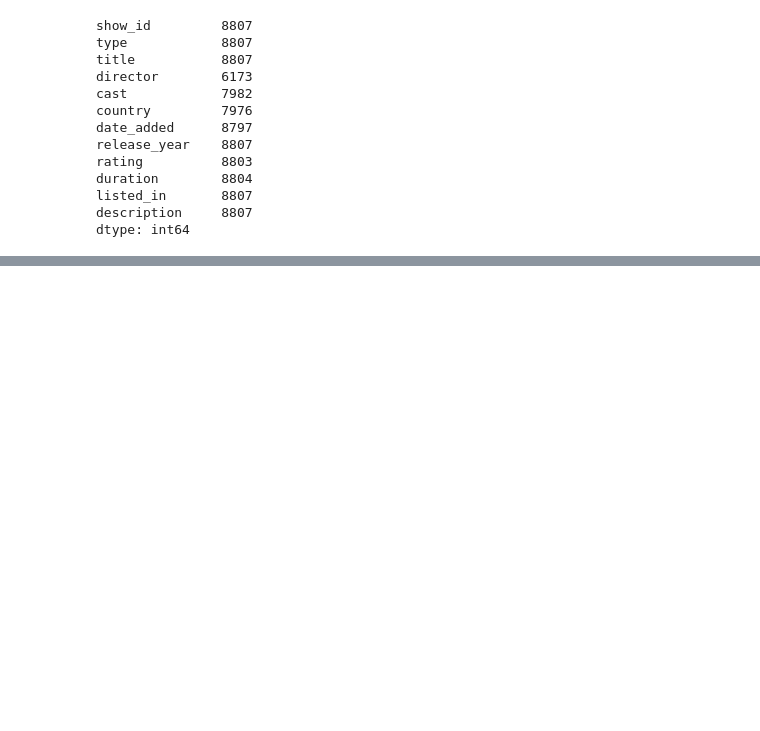
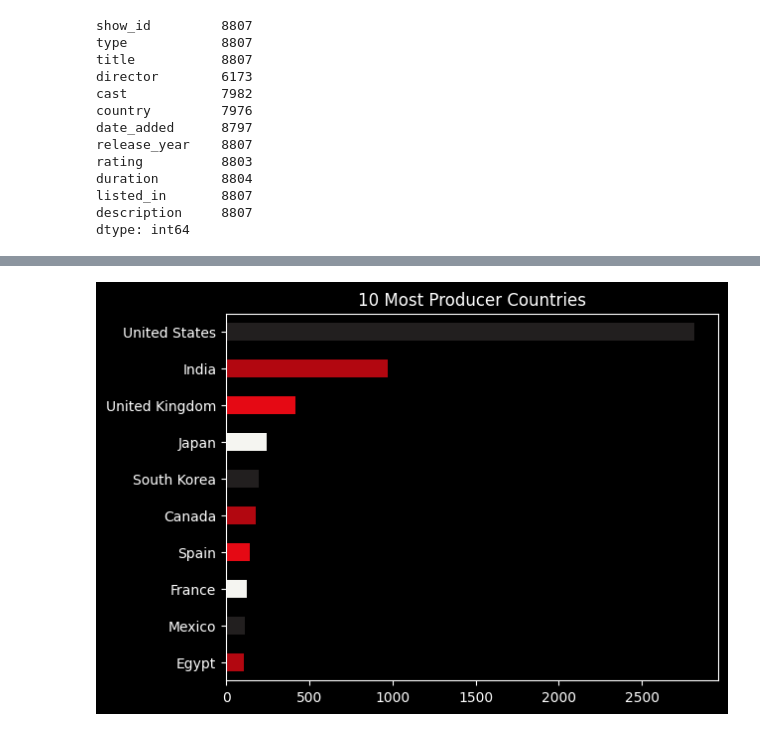
Before and after one commit to lucasmanesco/Netflix, a Jupyter notebook: Netflix-EDA.ipynb, the cells around one changed output, grey strips where cells are left out. Saved outputs shown, nothing was run; the diff lists cells and outputs as text; code cells hidden in the pictures; blank space fills up the shorter version.

```diff
--- a/Netflix-EDA.ipynb
+++ b/Netflix-EDA.ipynb
@@ -101,0 +85,9 @@ KeyboardInterrupt:
+# %%
+countries = df['country'].value_counts()[:10]
+
+ax = countries.plot.barh(color=netflix_colors)
+
+ax.set_title('10 Most Producer Countries')
+ax.invert_yaxis()
+# %% [output]
+[figure, added]
```
Also changed, not shown: parts of 9 cells of this notebook.
